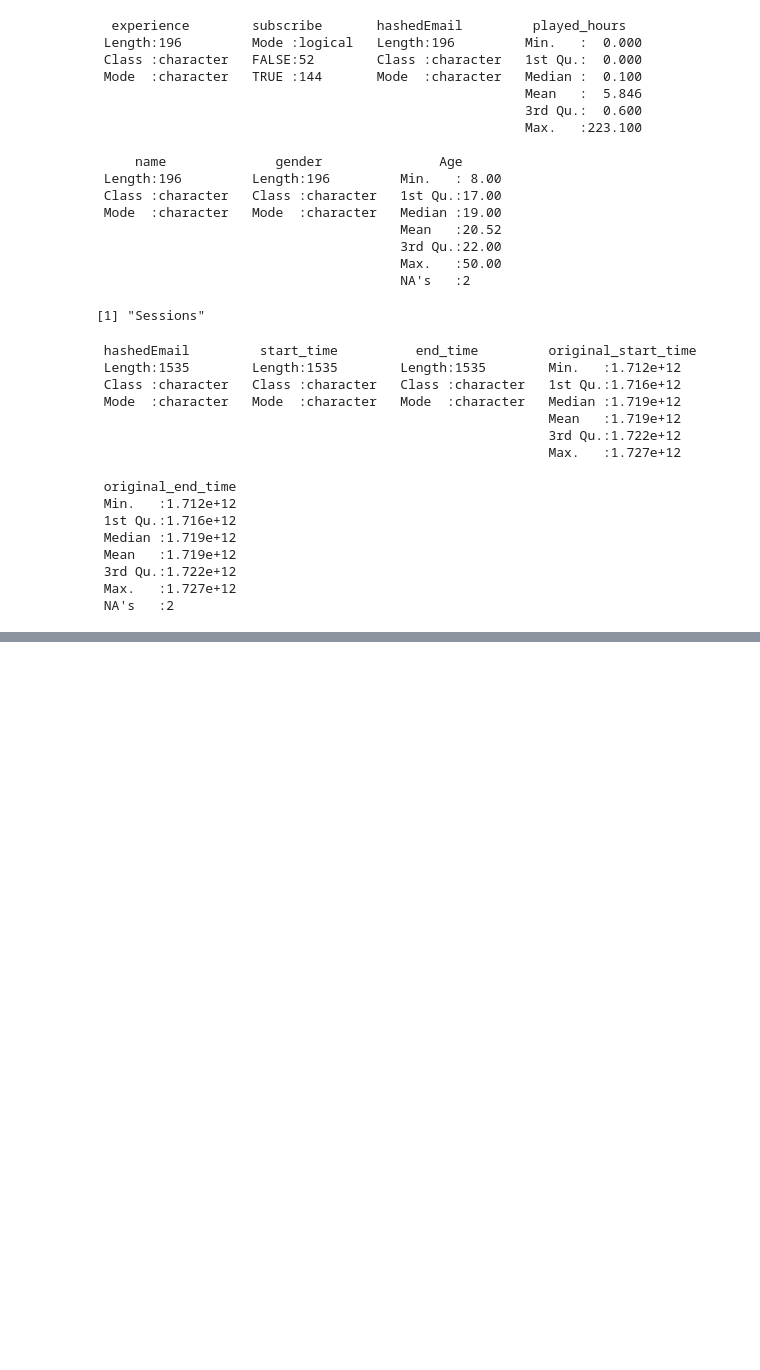
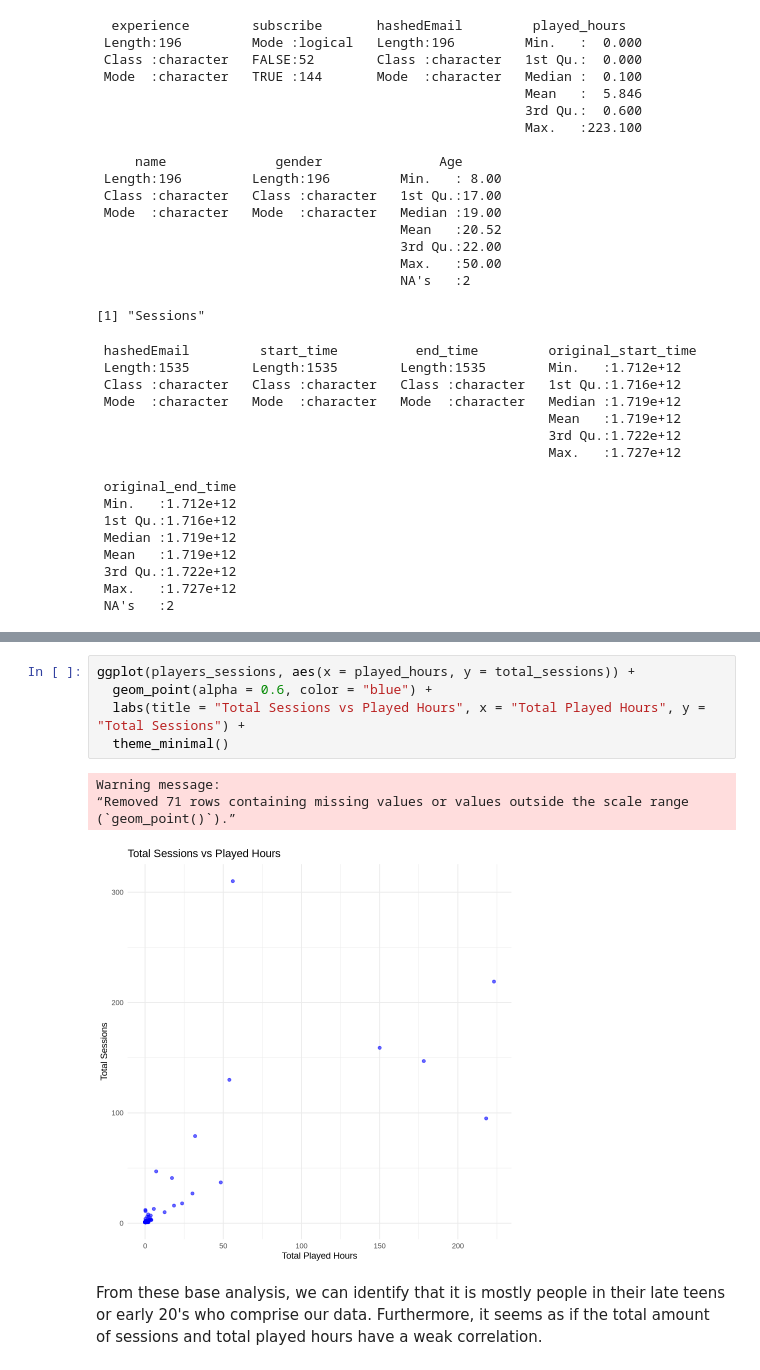
Before and after one commit to krt257/DsciProject, a Jupyter notebook: ProjectProposal.ipynb, the cells around one changed output, grey strips where cells are left out. Saved outputs shown, nothing was run; the diff lists cells and outputs as text; blank space fills up the shorter version.

```diff
--- a/ProjectProposal.ipynb
+++ b/ProjectProposal.ipynb
@@ -148,0 +223,12 @@ ERROR: Error in .local(x, ...): unused argument (origin = "1970-01-01")
+# %%
+ggplot(players_sessions, aes(x = played_hours, y = total_sessions)) +
+  geom_point(alpha = 0.6, color = "blue") +
+  labs(title = "Total Sessions vs Played Hours", x = "Total Played Hours", y = "Total Sessions") +
+  theme_minimal()
+# %% [output]
+Warning message:
+“Removed 71 rows containing missing values or values outside the scale range
+(`geom_point()`).”
+[figure, added]
+# %% [markdown]
+From these base analysis, we can identify that it is mostly people in their late teens or early 20's who comprise our data. Furthermore, it seems as if the total amount of sessions and total played hours have a  weak correlation.
```
Also changed, not shown: parts of 10 cells of this notebook.
